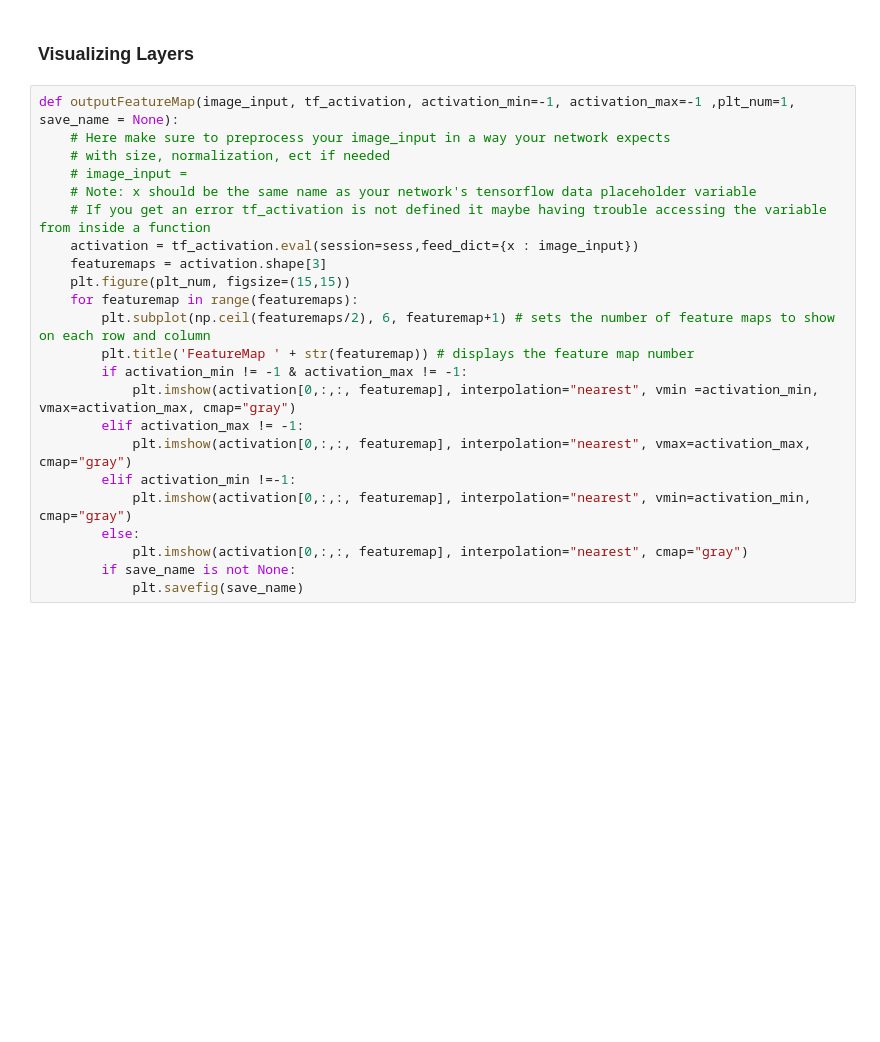
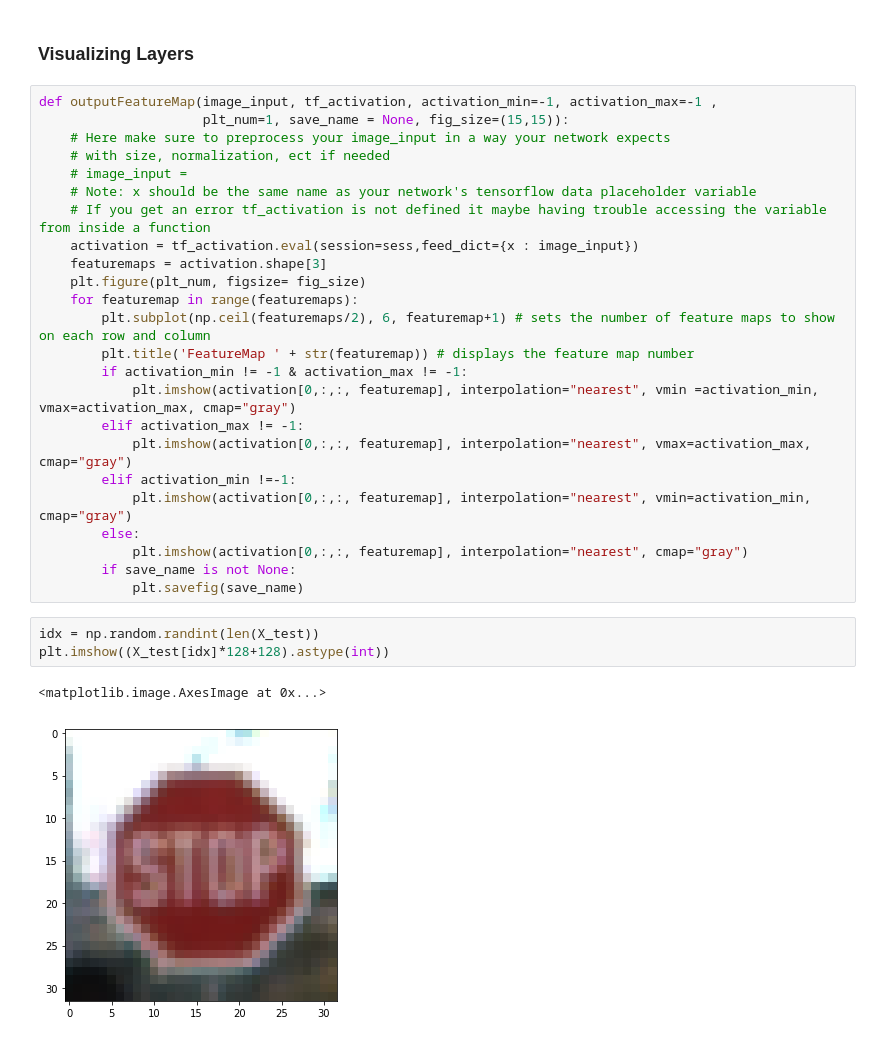
Before and after one commit to JohnBetaCode/CarND-P3-Traffic_Sign_Classifier, a Jupyter notebook: Traffic_Sign_Classifier.ipynb, the cells around one changed output. Saved outputs shown, nothing was run; the diff lists cells and outputs as text; blank space fills up the shorter version.

```diff
--- a/Traffic_Sign_Classifier.ipynb
+++ b/Traffic_Sign_Classifier.ipynb
@@ -436,7 +483,8 @@ for idx in range(0, len(X_test_new)):
 # %% [markdown]
 ### Visualizing Layers
 # %%
-def outputFeatureMap(image_input, tf_activation, activation_min=-1, activation_max=-1 ,plt_num=1, save_name = None):
+def outputFeatureMap(image_input, tf_activation, activation_min=-1, activation_max=-1 ,
+                     plt_num=1, save_name = None, fig_size=(15,15)):
     # Here make sure to preprocess your image_input in a way your network expects
     # with size, normalization, ect if needed
     # image_input =
@@ -444,7 +492,7 @@ def outputFeatureMap(image_input, tf_activation, activation_min=-1, activation_m
     # If you get an error tf_activation is not defined it maybe having trouble accessing the variable from inside a function
     activation = tf_activation.eval(session=sess,feed_dict={x : image_input})
     featuremaps = activation.shape[3]
-    plt.figure(plt_num, figsize=(15,15))
+    plt.figure(plt_num, figsize= fig_size)
     for featuremap in range(featuremaps):
         plt.subplot(np.ceil(featuremaps/2), 6, featuremap+1) # sets the number of feature maps to show on each row and column
         plt.title('FeatureMap ' + str(featuremap)) # displays the feature map number
@@ -458,5 +506,11 @@ def outputFeatureMap(image_input, tf_activation, activation_min=-1, activation_m
             plt.imshow(activation[0,:,:, featuremap], interpolation="nearest", cmap="gray")
         if save_name is not None:
             plt.savefig(save_name)
+# %%
+idx = np.random.randint(len(X_test))
+plt.imshow((X_test[idx]*128+128).astype(int))
+# %% [output]
+<matplotlib.image.AxesImage at 0x...>
+[figure, added]
 # %%
 with tf.Session() as sess:
```
Also changed, not shown: parts of 15 cells of this notebook, 34 other files.
